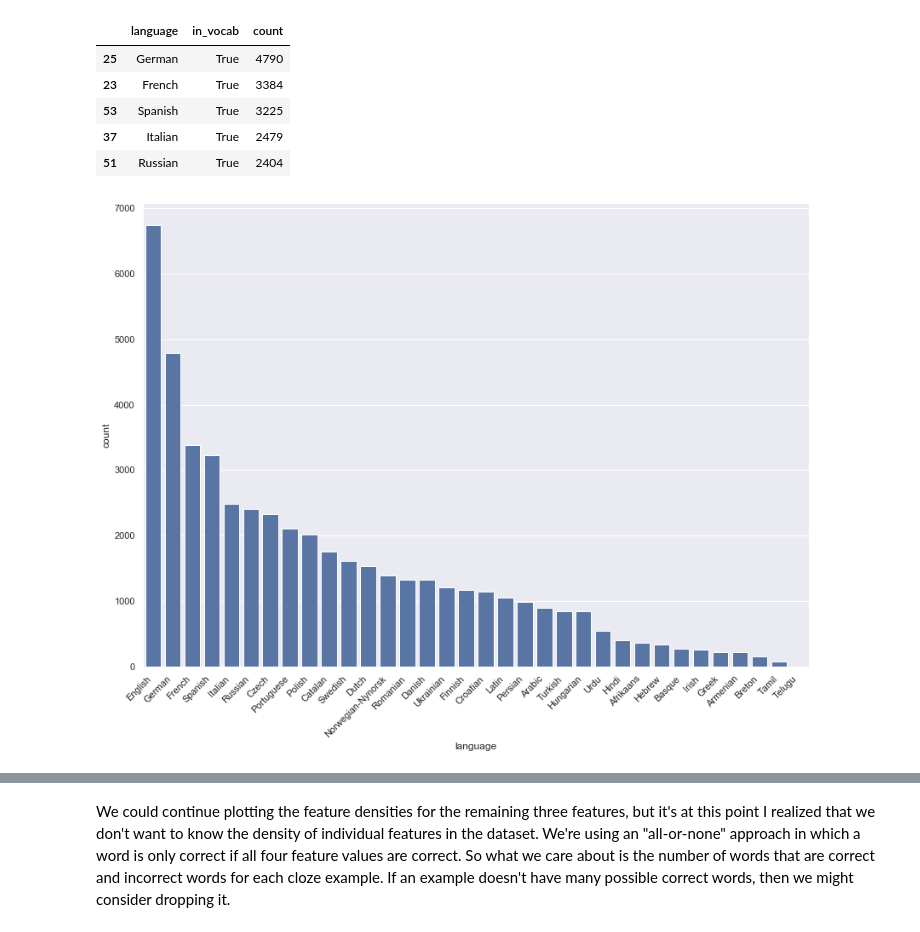
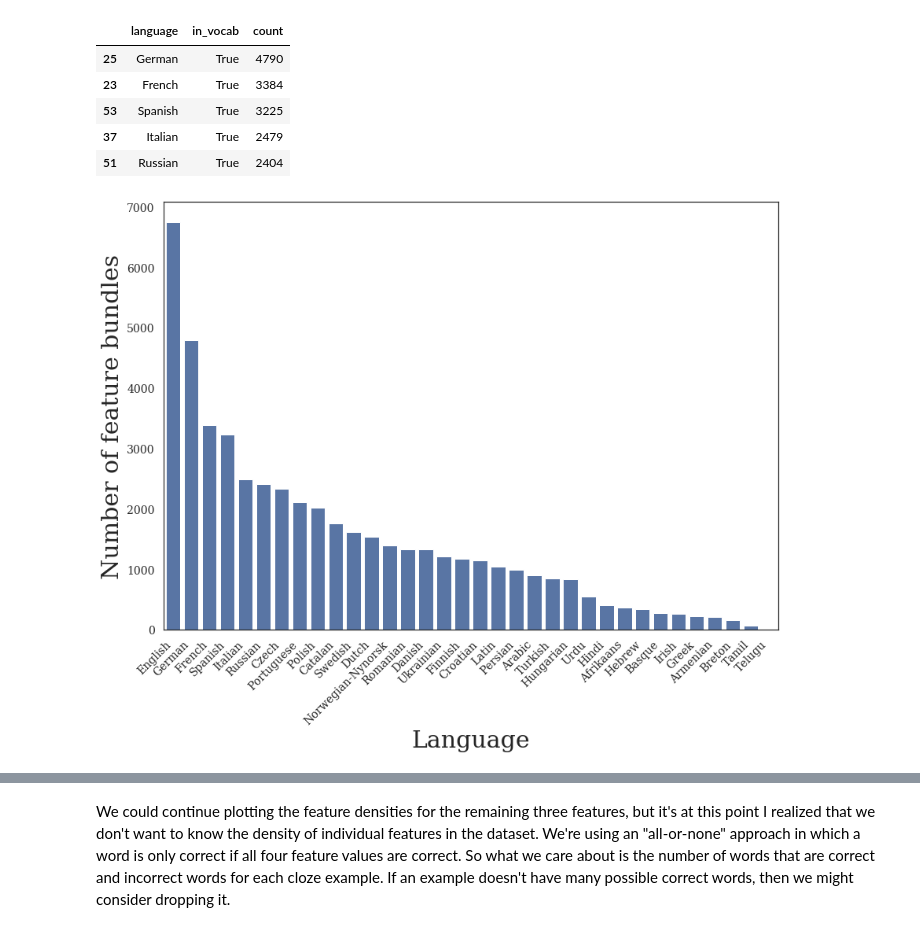
Before and after one commit to geoffbacon/does-bert-agree, a Jupyter notebook: notebooks/analysis.ipynb, the cells around one changed output, grey strips where cells are left out. Cells and saved outputs as stored; diff of their text form; code cells hidden in the pictures.

Commit message:
format plots for publication

```diff
--- a/notebooks/analysis.ipynb
+++ b/notebooks/analysis.ipynb
@@ -22,9 +22,13 @@ import sys
 sys.path.insert(0, '../src')
 
 import pandas as pd
+import matplotlib
 import matplotlib.pyplot as plt
 import seaborn as sns
-sns.set()
+sns.set_context("paper")
+sns.set_style("whitegrid")
+sns.set(font='serif')
+sns.set_style("white", {"font.family": "serif","font.serif": ["Times", "Palatino", "serif"]})
 
 from bert import BERT
 from constants import LANGUAGES
@@ -173,14 +177,20 @@ Size of multilingual BERT's vocab:  119547
 # %%
 # Visualize the size of overlap between feature data and BERT's vocab
 def barplot(df, x, y, figsize=(14, 10)):
     """Helper function to plot a barplot"""
     plt.figure(figsize=figsize)
     order = df.sort_values(by=y, ascending=False)[x]
     plot = sns.barplot(x=x, y=y, data=df, color=BLUE, order=order);
     plot.set_xticklabels(plot.get_xticklabels(), rotation=45, horizontalalignment='right');
+    return plot
 
 # Add in English data
-counts = counts.append({'language': 'English', 'in_vocab': True, 'count': 6743}, ignore_index=True)
-barplot(counts, 'language', 'count');
+if "English" not in list(counts["language"]):
+    counts = counts.append({'language': 'English', 'in_vocab': True, 'count': 6743}, ignore_index=True)
+plot = barplot(counts, 'language', 'count');
+fontsize = 30
+plt.xlabel("Language", fontsize=fontsize)
+plt.ylabel("Number of feature bundles", fontsize=fontsize)
+plt.tick_params(labelsize=14)
 # %% [output]
-[figure, old version]
+[figure, new version]
```
Also changed, not shown: parts of 30 cells of this notebook.
